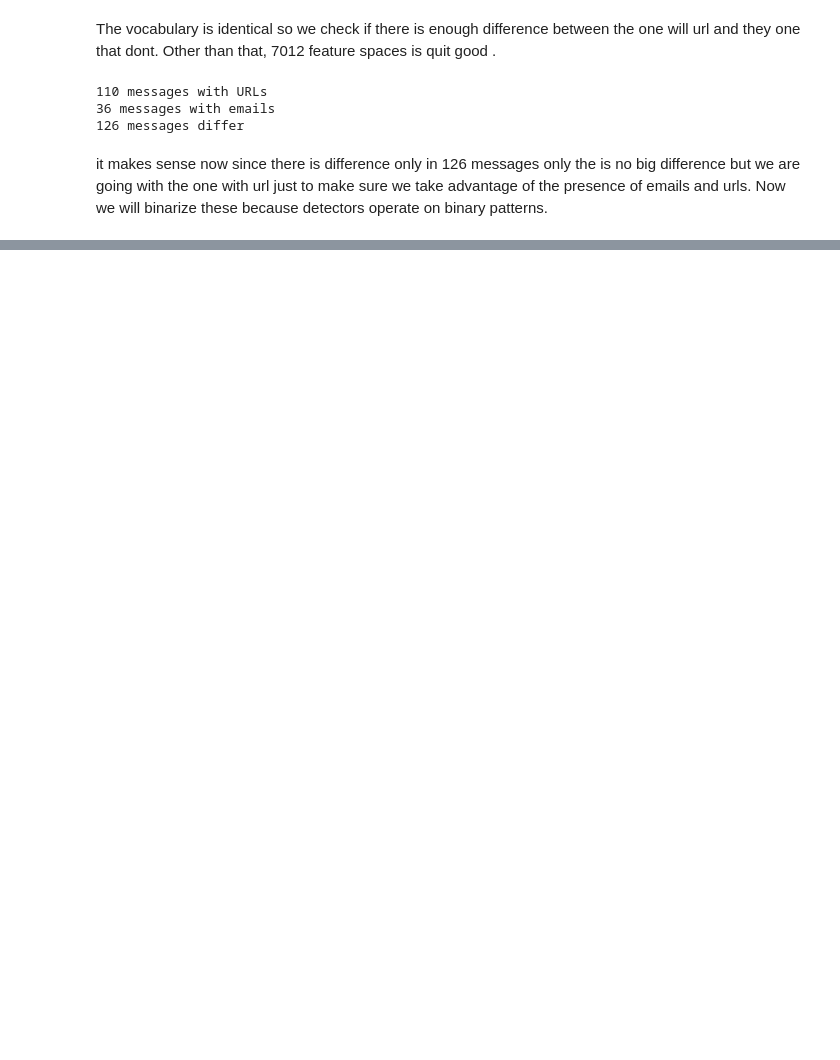
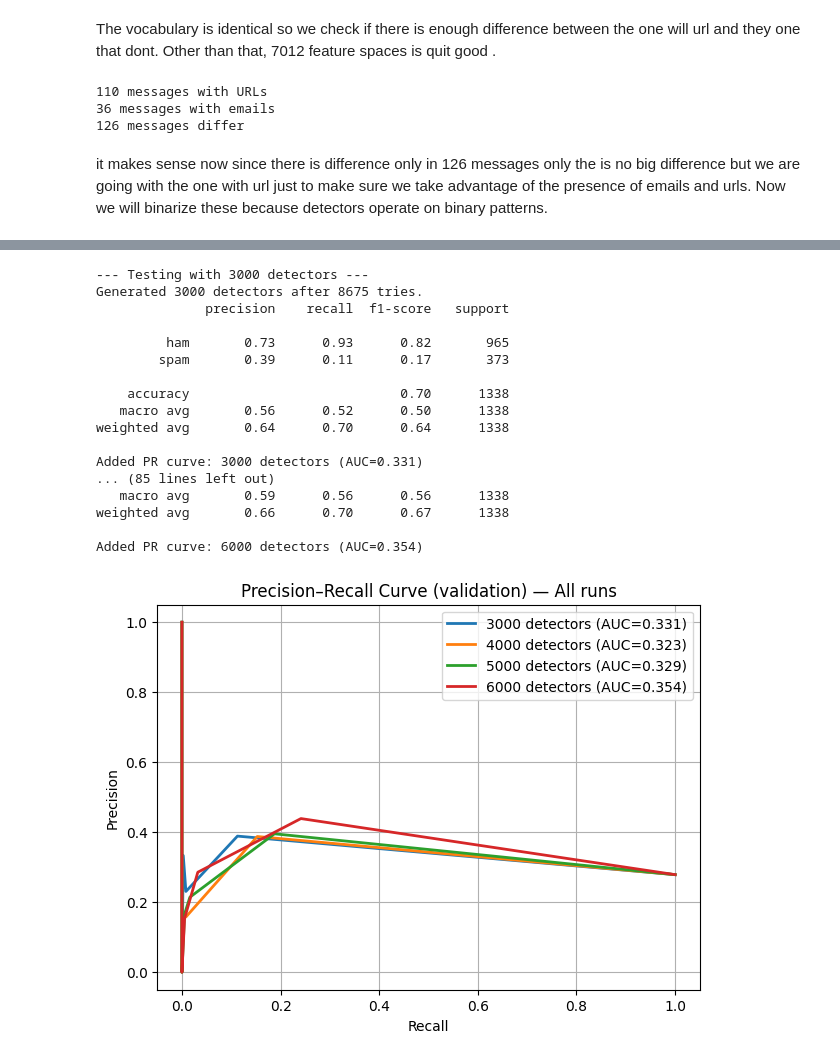
Before and after one commit to jofa016/ACIT4610---Final-Group-Project, a Jupyter notebook: R_f/Project_4/notebook/feature_engineering.ipynb, the cells around one changed output, grey strips where cells are left out. Saved outputs shown, nothing was run; the diff lists cells and outputs as text; code cells hidden in the pictures; blank space fills up the shorter version.

```diff
--- a/R_f/Project_4/notebook/feature_engineering.ipynb
+++ b/R_f/Project_4/notebook/feature_engineering.ipynb
@@ -484,0 +574,57 @@ ValueError: dimension mismatch
+# %%
+# we will test with different number of detectors now
+fig_pr, ax_pr = plt.subplots(figsize=(7, 5))
+for num_detectors in [3000, 4000, 5000, 6000]:
+    print(f"\n--- Testing with {num_detectors} detectors ---")
+    nsa_tuned_detectors = VDetectorNSA_Binary(
+        k=20,
+        r_min=1, r_max=3,  # back to original radius
+        max_detectors=num_detectors,
+        max_tries=50000,
+        sampling="antiprofile",
+        random_state=42,
+        batch_size=1000
+    ).fit(Xh_train_url_bin)
+
+    y_pred, scores = nsa_tuned_detectors.predict(X_eval, k_hits=1, return_score=True)
+
+    # evaluate again: confusion matrix is shown per-run, PR curve is overlaid on ax_pr
+    evaluate_model(
+        y_true=y_eval,
+        y_pred=y_pred,
+        scores=scores,
+        target_names=("ham", "spam"),
+        cm_title=f"Confusion Matrix (k_hits=1, {num_detectors} detectors)",
+        pr_title=f"Precision–Recall Curve (validation, {num_detectors} detectors)",
+        pr_ax=ax_pr,
+        pr_label=f"{num_detectors} detectors",
+        show_pr_legend=False
+    )
+
+# finalize the combined PR plot (show legend once)
+ax_pr.set_title("Precision–Recall Curve (validation) — All runs")
+ax_pr.set_xlabel("Recall")
+ax_pr.set_ylabel("Precision")
+ax_pr.grid(True)
+ax_pr.legend()
+plt.tight_layout()
+plt.show()
+# %% [output]
+--- Testing with 3000 detectors ---
+Generated 3000 detectors after 8675 tries.
+              precision    recall  f1-score   support
+
+         ham       0.73      0.93      0.82       965
+        spam       0.39      0.11      0.17       373
+
+    accuracy                           0.70      1338
+   macro avg       0.56      0.52      0.50      1338
+weighted avg       0.64      0.70      0.64      1338
+
+Added PR curve: 3000 detectors (AUC=0.331)
+... (85 lines left out)
+   macro avg       0.59      0.56      0.56      1338
+weighted avg       0.66      0.70      0.67      1338
+
+Added PR curve: 6000 detectors (AUC=0.354)
+[figure, added]
```
Also changed, not shown: parts of 31 cells of this notebook.
